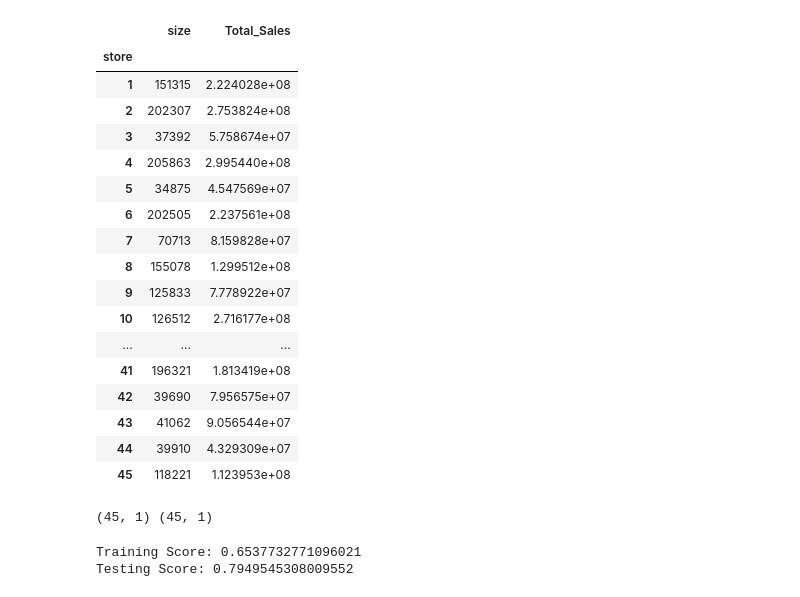
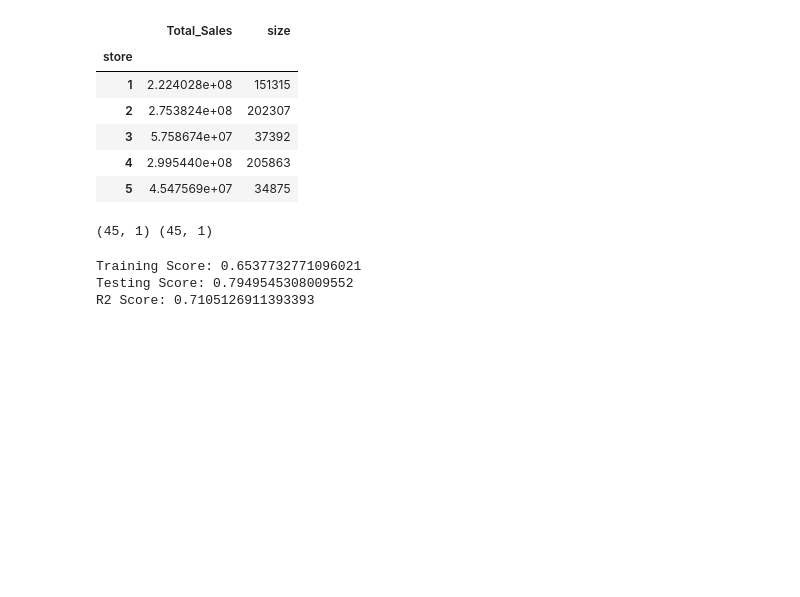
Before and after one commit to Infinity183/Sales_Retail_FP, a Jupyter notebook: Size_Sales_Analysis.ipynb, the cells around one changed output. Cells and saved outputs as stored; diff of their text form; code cells hidden in the pictures; blank space fills up the shorter version.

```diff
--- a/Size_Sales_Analysis.ipynb
+++ b/Size_Sales_Analysis.ipynb
@@ -47,2 +20,8 @@ df_copy = df
+# %%
+# Grouping the data by each stores.
+sorted_store_data = df.groupby(["store"])["weekly_sales"].sum()
+df_for_analysis = pd.DataFrame(sorted_store_data)
 # %%
 df_for_analysis["Total_Sales"] = pd.DataFrame(df.groupby("store")["weekly_sales"].sum())
+df_for_analysis["size"] = pd.DataFrame(df.groupby("store")["size"].mean())
+df_for_analysis.drop(inplace = True, columns = ["weekly_sales"])
@@ -51,24 +28,11 @@ df_for_analysis["size"] = pd.DataFrame(df.groupby("store")["size"].mean())
-# %%
-df_for_analysis.drop(inplace = True, columns = ["weekly_sales", "Total Sales"])
 # %%
-df_for_analysis
+df_for_analysis.head()
 # %% [output]
-|  | size | Total_Sales |
+|  | Total_Sales | size |
 | store |  |  |
-| 1 | 151315 | 2.224028e+08 |
-| 2 | 202307 | 2.753824e+08 |
-| 3 | 37392 | 5.758674e+07 |
-| 4 | 205863 | 2.995440e+08 |
-| 5 | 34875 | 4.547569e+07 |
-| 6 | 202505 | 2.237561e+08 |
-| 7 | 70713 | 8.159828e+07 |
-| 8 | 155078 | 1.299512e+08 |
-| 9 | 125833 | 7.778922e+07 |
-| 10 | 126512 | 2.716177e+08 |
-| ... | ... | ... |
-| 41 | 196321 | 1.813419e+08 |
-| 42 | 39690 | 7.956575e+07 |
-| 43 | 41062 | 9.056544e+07 |
-| 44 | 39910 | 4.329309e+07 |
-| 45 | 118221 | 1.123953e+08 |
+| 1 | 2.224028e+08 | 151315 |
+| 2 | 2.753824e+08 | 202307 |
+| 3 | 5.758674e+07 | 37392 |
+| 4 | 2.995440e+08 | 205863 |
+| 5 | 4.547569e+07 | 34875 |
 # %%
@@ -102,11 +67,14 @@ model = LinearRegression()
 model.fit(X_train, y_train)
 training_score = model.score(X_train, y_train)
 testing_score = model.score(X_test, y_test)
+R2 = model.score(X,y)
 
 ### END SOLUTION
 
 print(f"Training Score: {training_score}")
 print(f"Testing Score: {testing_score}")
+print(f"R2 Score: {R2}")
 # %% [output]
 Training Score: 0.6537732771096021
 Testing Score: 0.7949545308009552
+R2 Score: 0.7105126911393393
```
Also changed, not shown: parts of 14 cells of this notebook, 3 other files.
